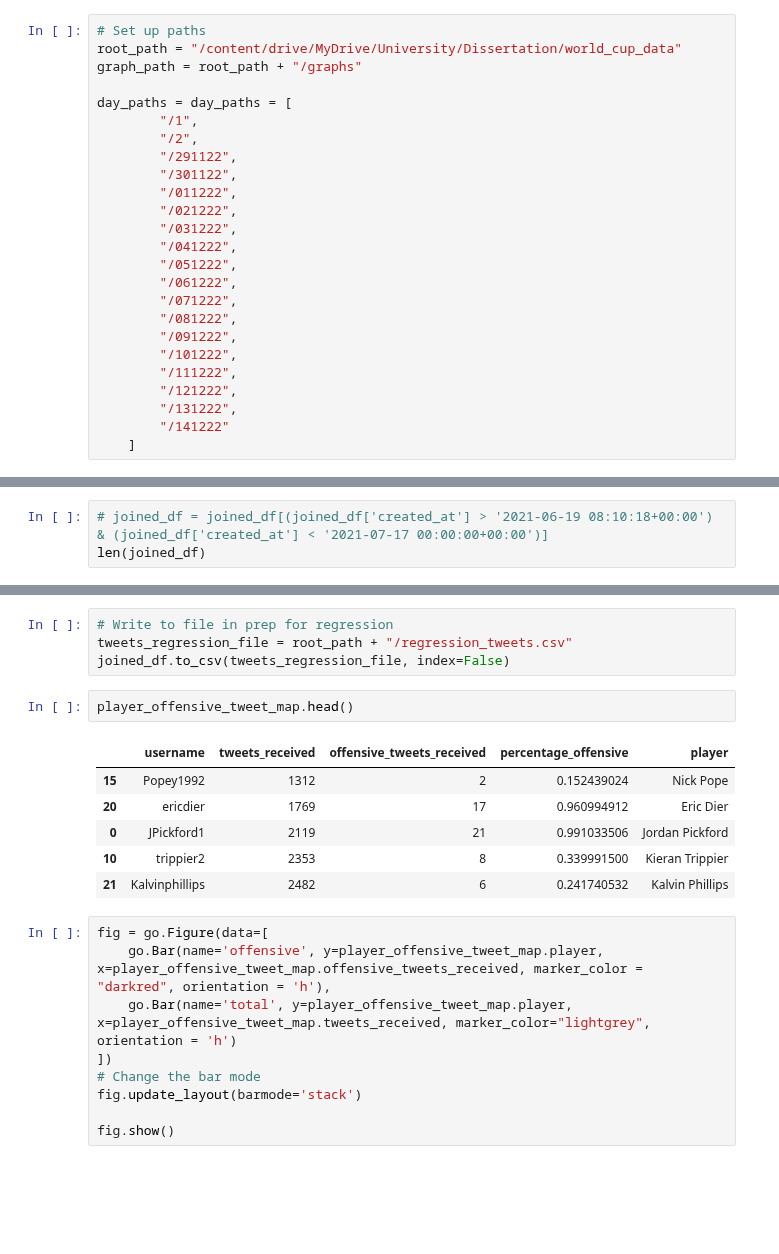
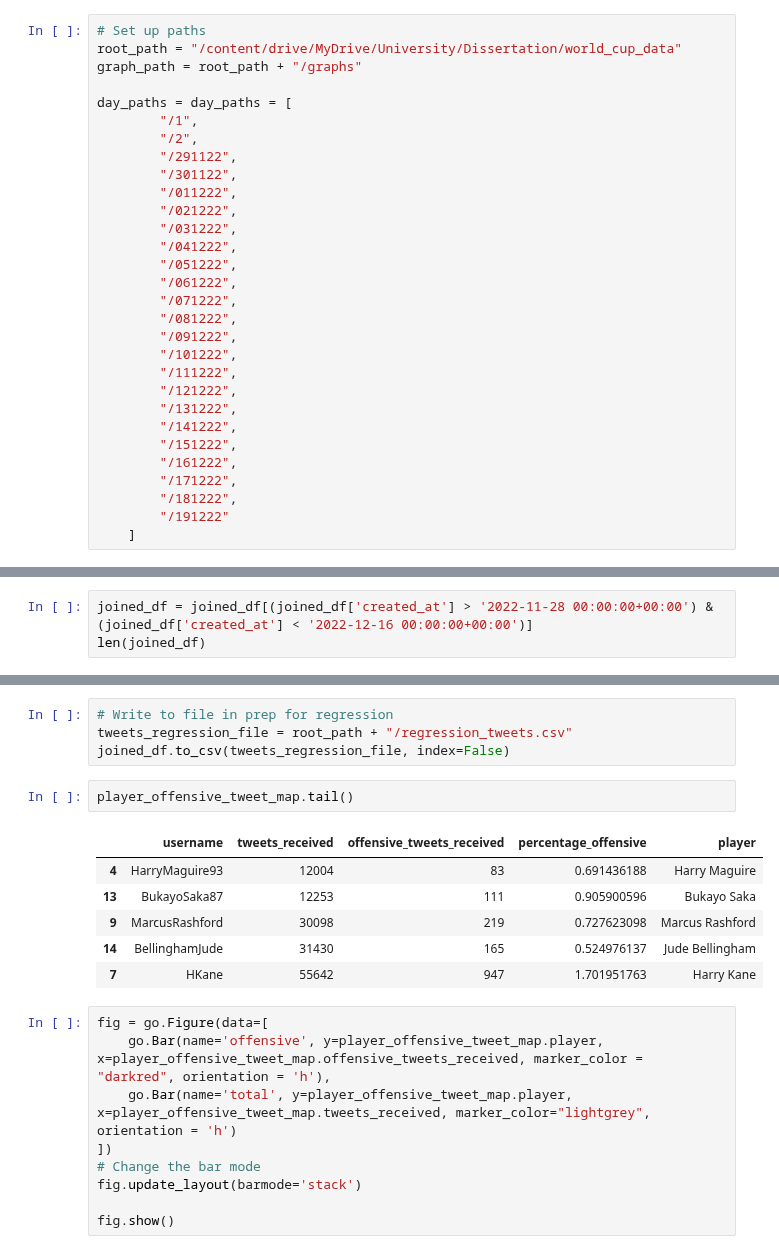
Before and after one commit to dbckz/crossing-the-line, a Jupyter notebook: notebooks/processing_full_perspective_world_cup.ipynb, the cells around one changed output, grey strips where cells are left out. Saved outputs shown, nothing was run; the diff lists cells and outputs as text; blank space fills up the shorter version.

```diff
--- a/notebooks/processing_full_perspective_world_cup.ipynb
+++ b/notebooks/processing_full_perspective_world_cup.ipynb
@@ -39,7 +39,12 @@ day_paths = day_paths = [
         "/111222",
         "/121222",
         "/131222",
-        "/141222"
+        "/141222",
+        "/151222",
+        "/161222",
+        "/171222",
+        "/181222",
+        "/191222"
     ]
 # %%
 # Create directory to store visualisations
@@ -142,4 +144,4 @@ len(joined_df)
 # %%
-# joined_df = joined_df[(joined_df['created_at'] > '2021-06-19 08:10:18+00:00') & (joined_df['created_at'] < '2021-07-17 00:00:00+00:00')]
+joined_df = joined_df[(joined_df['created_at'] > '2022-11-28 00:00:00+00:00') & (joined_df['created_at'] < '2022-12-16 00:00:00+00:00')]
 len(joined_df)
 # %% [output]
@@ -359,14 +361,14 @@ Top 10 proportion: 7.419590643274853%
 tweets_regression_file = root_path + "/regression_tweets.csv"
 joined_df.to_csv(tweets_regression_file, index=False)
 # %%
-player_offensive_tweet_map.head()
+player_offensive_tweet_map.tail()
 # %% [output]
 |  | username | tweets_received | offensive_tweets_received | percentage_offensive | player |
-| 15 | Popey1992 | 1312 | 2 | 0.152439024 | Nick Pope |
-| 20 | ericdier | 1769 | 17 | 0.960994912 | Eric Dier |
-| 0 | JPickford1 | 2119 | 21 | 0.991033506 | Jordan Pickford |
-| 10 | trippier2 | 2353 | 8 | 0.339991500 | Kieran Trippier |
-| 21 | Kalvinphillips | 2482 | 6 | 0.241740532 | Kalvin Phillips |
+| 4 | HarryMaguire93 | 12004 | 83 | 0.691436188 | Harry Maguire |
+| 13 | BukayoSaka87 | 12253 | 111 | 0.905900596 | Bukayo Saka |
+| 9 | MarcusRashford | 30098 | 219 | 0.727623098 | Marcus Rashford |
+| 14 | BellinghamJude | 31430 | 165 | 0.524976137 | Jude Bellingham |
+| 7 | HKane | 55642 | 947 | 1.701951763 | Harry Kane |
 # %%
 fig = go.Figure(data=[
     go.Bar(name='offensive', y=player_offensive_tweet_map.player, x=player_offensive_tweet_map.offensive_tweets_received, marker_color = "darkred", orientation = 'h'),
```
Also changed, not shown: parts of 14 cells of this notebook.
